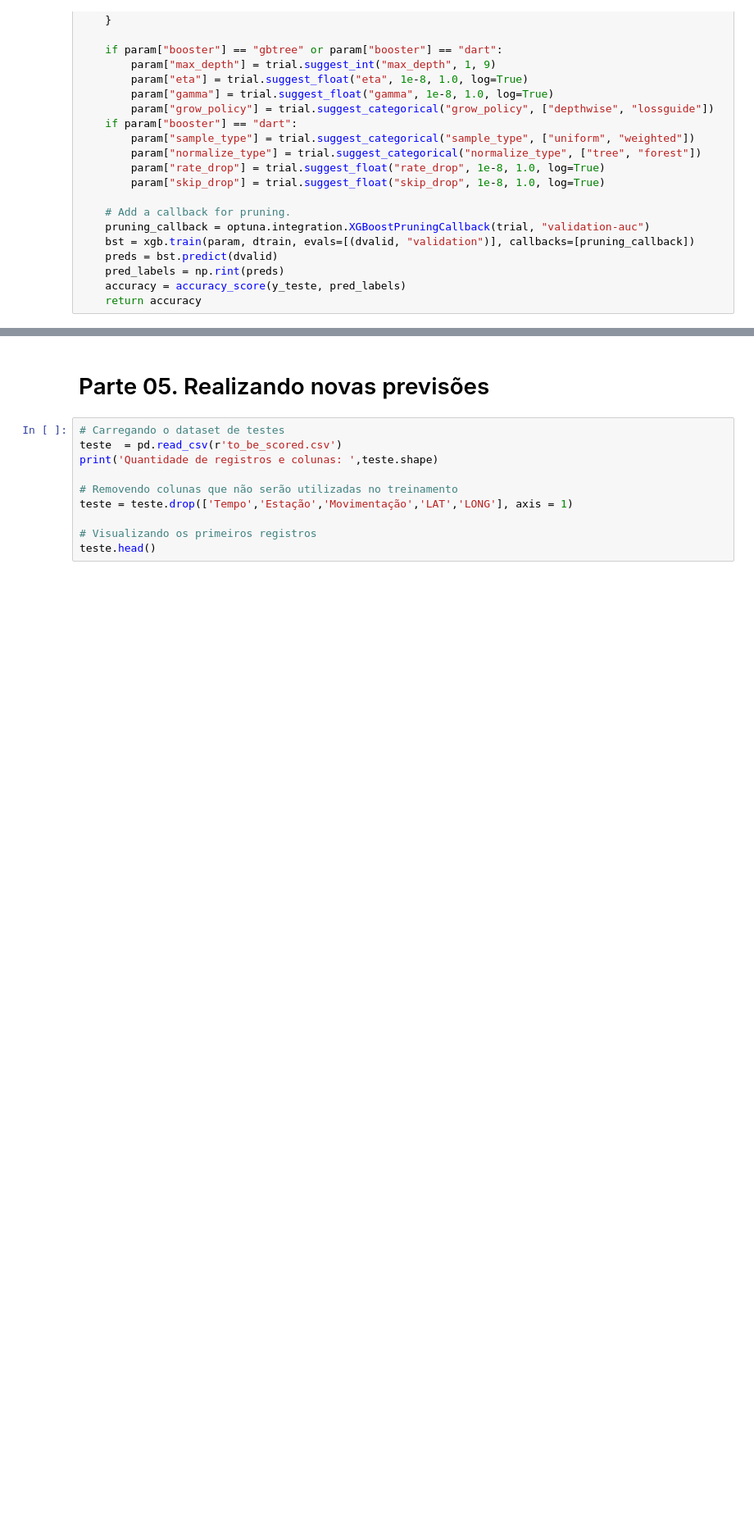
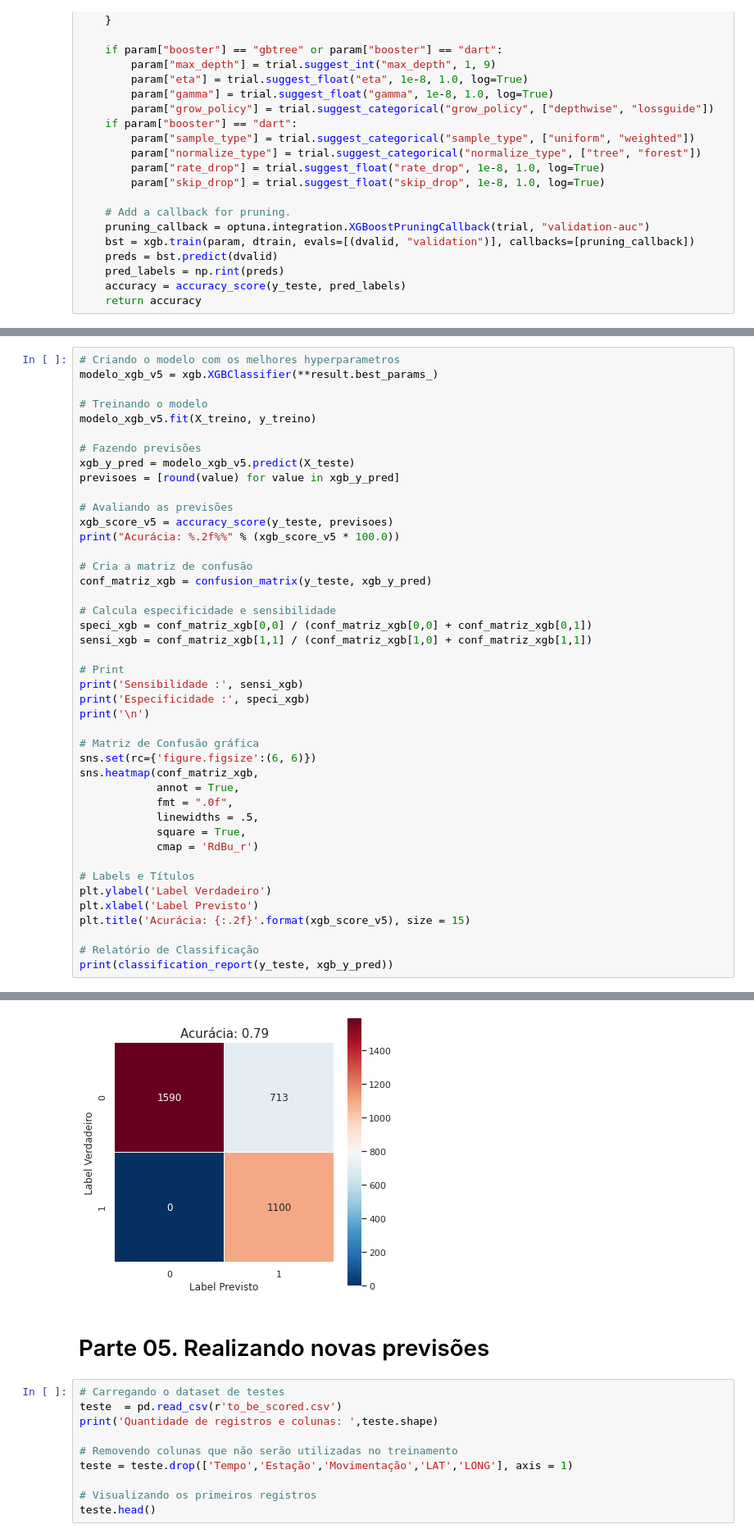
Before and after one commit to RodrigoLima82/Maratona_IBM_2020, a Jupyter notebook: Desafio_07/notebook/Desafio-07-XGB.ipynb, the cells around one changed output, grey strips where cells are left out. Shown: that part at 82% size. Saved outputs shown, nothing was run; the diff lists cells and outputs as text; blank space fills up the shorter version.

```diff
--- a/Desafio_07/notebook/Desafio-07-XGB.ipynb
+++ b/Desafio_07/notebook/Desafio-07-XGB.ipynb
@@ -480,0 +581,44 @@ weighted avg       0.84      0.78      0.79      3403
+# %%
+# Criando o modelo com os melhores hyperparametros
+modelo_xgb_v5 = xgb.XGBClassifier(**result.best_params_)
+
+# Treinando o modelo
+modelo_xgb_v5.fit(X_treino, y_treino)
+
+# Fazendo previsões
+xgb_y_pred = modelo_xgb_v5.predict(X_teste)
+previsoes = [round(value) for value in xgb_y_pred]
+
+# Avaliando as previsões
+xgb_score_v5 = accuracy_score(y_teste, previsoes)
+print("Acurácia: %.2f%%" % (xgb_score_v5 * 100.0))
+
+# Cria a matriz de confusão
+conf_matriz_xgb = confusion_matrix(y_teste, xgb_y_pred)
+
+# Calcula especificidade e sensibilidade
+speci_xgb = conf_matriz_xgb[0,0] / (conf_matriz_xgb[0,0] + conf_matriz_xgb[0,1])
+sensi_xgb = conf_matriz_xgb[1,1] / (conf_matriz_xgb[1,0] + conf_matriz_xgb[1,1])
+
+# Print
+print('Sensibilidade :', sensi_xgb)
+print('Especificidade :', speci_xgb)
+print('\n')
+
+# Matriz de Confusão gráfica
+sns.set(rc={'figure.figsize':(6, 6)})
+sns.heatmap(conf_matriz_xgb,
+            annot = True,
+            fmt = ".0f",
+            linewidths = .5,
+            square = True,
+            cmap = 'RdBu_r')
+
+# Labels e Títulos
+plt.ylabel('Label Verdadeiro')
+plt.xlabel('Label Previsto')
+plt.title('Acurácia: {:.2f}'.format(xgb_score_v5), size = 15)
+
+# Relatório de Classificação
+print(classification_report(y_teste, xgb_y_pred))
+# %% [output]
@@ -481,3 +638,4 @@ weighted avg       0.84      0.78      0.79      3403
+[figure, added]
 # %% [markdown]
 # Parte 05. Realizando novas previsões
 # %%
```
Also changed, not shown: parts of 13 cells of this notebook, 44 other files.
